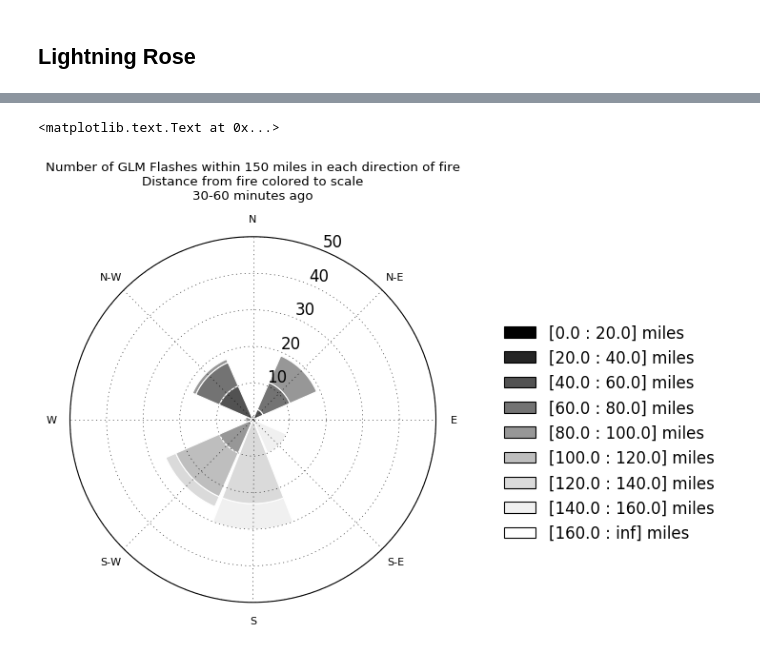
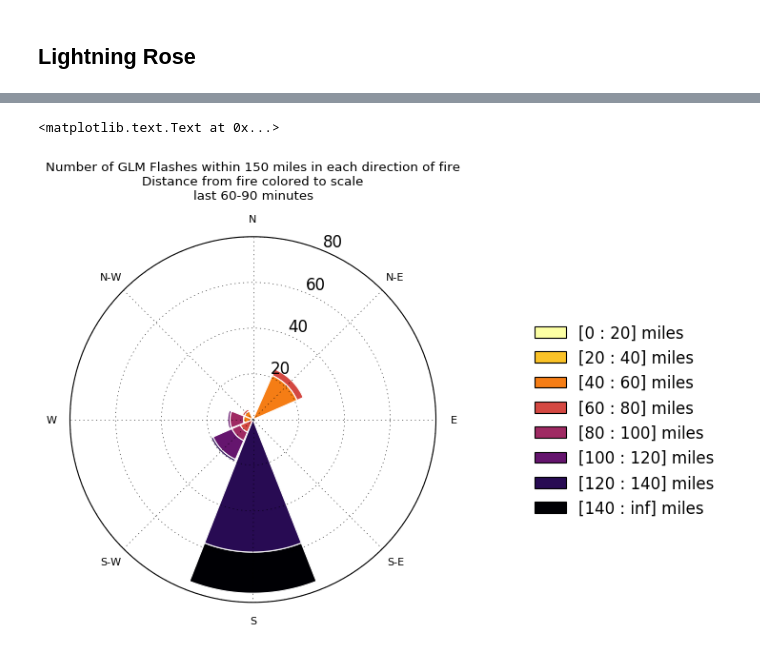
Before and after one commit to blaylockbk/pyBKB_v2, a Jupyter notebook: BB_GOES16/GLM_proximity_map_and_histogram.ipynb, the cells around one changed output, grey strips where cells are left out. Cells and saved outputs as stored; diff of their text form; code cells hidden in the pictures.

```diff
--- a/BB_GOES16/GLM_proximity_map_and_histogram.ipynb
+++ b/BB_GOES16/GLM_proximity_map_and_histogram.ipynb
@@ -21,7 +23,9 @@ from BB_rose.distancerose import WindroseAxes
 eDATE = datetime(2018, 6, 14, 21)
 prev30 = eDATE - timedelta(minutes=30)
 prev60 = eDATE - timedelta(minutes=60)
+prev90 = eDATE - timedelta(minutes=90)
 
+GLM0 = accumulate_GLM(get_GLM_files_for_range(prev90, prev60)) # 60-90 minutes ago
 GLM = accumulate_GLM(get_GLM_files_for_range(prev60, prev30)) # 30-60 minutes ago
 GLM2 = accumulate_GLM(get_GLM_files_for_range(prev30, eDATE)) # 0-30 minutes ago
 # %% [markdown]
@@ -111 +122,25 @@ distance2 = distance2 * 0.6214
+# %%
+# Perform distance calculation between fire and flash
+FIRE_lon = FIRE[1]*np.ones_like(GLM0['longitude'])
+FIRE_lat = FIRE[0]*np.ones_like(GLM0['latitude'])
+azimuth0, backward0, distances0 = g.inv(FIRE_lon, FIRE_lat, GLM0['longitude'], GLM0['latitude'])
+
+FIRE_lon = FIRE[1]*np.ones_like(GLM['longitude'])
+FIRE_lat = FIRE[0]*np.ones_like(GLM['latitude'])
+azimuth, backward, distances = g.inv(FIRE_lon, FIRE_lat, GLM['longitude'], GLM['latitude'])
+
+FIRE_lon = FIRE[1]*np.ones_like(GLM2['longitude'])
+FIRE_lat = FIRE[0]*np.ones_like(GLM2['latitude'])
+azimuth2, backward2, distances2 = g.inv(FIRE_lon, FIRE_lat, GLM2['longitude'], GLM2['latitude'])
+
+
+# convert distances from meters to miles
+distances0 = distances0/1609.344
+distances = distances/1609.344
+distances2 = distances2/1609.344
+
+# convert negative azimuth to positive degrees from north
+azimuth0[azimuth0<0] += 360
+azimuth[azimuth<0] += 360
+azimuth2[azimuth2<0] += 360
 # %%
@@ -235,27 +261,28 @@ plt.title('Number of GLM Flashes within 150 miles in each direction of fire\nDis
 # %%
-ws = lightning_distance
-wd = lightning_azimuth
+ws = distances0[distances0<miles]
+wd = azimuth0[distances0<miles]
 
 import matplotlib.cm as cm
 ax = new_axes()
 #ax.contourf(wd, ws, nsector=16, bins=np.arange(0, miles, 20), cmap=cm.viridis)
 ax.bar(wd, ws, nsector = 8, normed=False,
-       bins = np.arange(0,miles+21,20),
+       bins = np.arange(0,miles,20),
        opening=.95, edgecolor='w',
-       cmap=cm.Greys_r)
+       cmap=cm.inferno_r)
 
 leg = plt.legend(loc='bottom left', bbox_to_anchor=(1.8, 0.8),prop={'size':15})
 leg.draw_frame(False)
 
 plt.grid(True)
-plt.yticks(np.arange(10,105,10))
-ax.set_yticklabels(np.arange(10,105,10), fontsize = 15)
+plt.yticks(np.arange(20,105,20))
+ax.set_yticklabels(np.arange(20,105,20), fontsize = 15)
 
 table = ax._info['table']
 wd_freq = np.sum(table, axis=0)
-ax.set_rmax(50) #set rmax to upper number divisible by 5
+#ax.set_rmax(np.floor(max(wd_freq)/5)*5+5) #set rmax to upper number divisible by 5
+ax.set_rmax(80)
 
-plt.title('Number of GLM Flashes within 150 miles in each direction of fire\nDistance from fire colored to scale\n30-60 minutes ago\n')
+plt.title('Number of GLM Flashes within 150 miles in each direction of fire\nDistance from fire colored to scale\nlast 60-90 minutes\n')
 # %% [output]
 <matplotlib.text.Text at 0x...>
-[figure, old version]
+[figure, new version]
```
Also changed, not shown: parts of 15 cells of this notebook, 3 other files.
